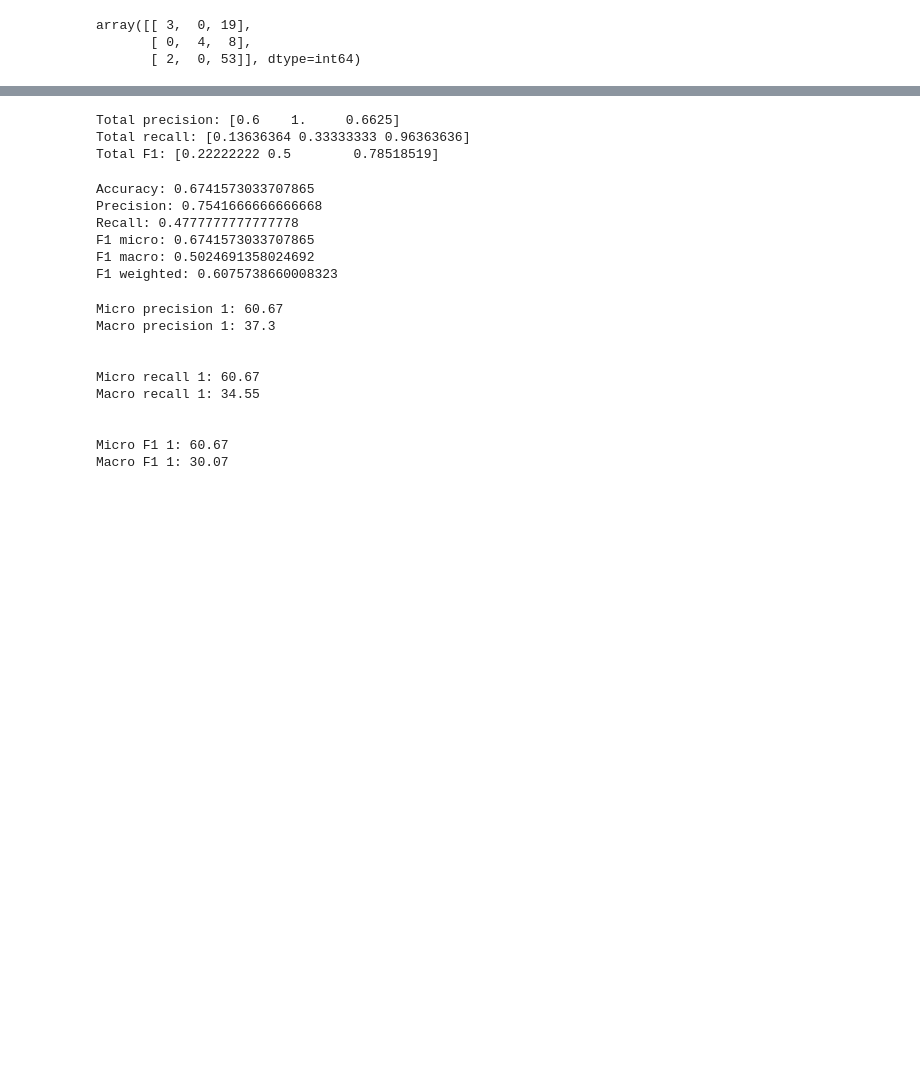
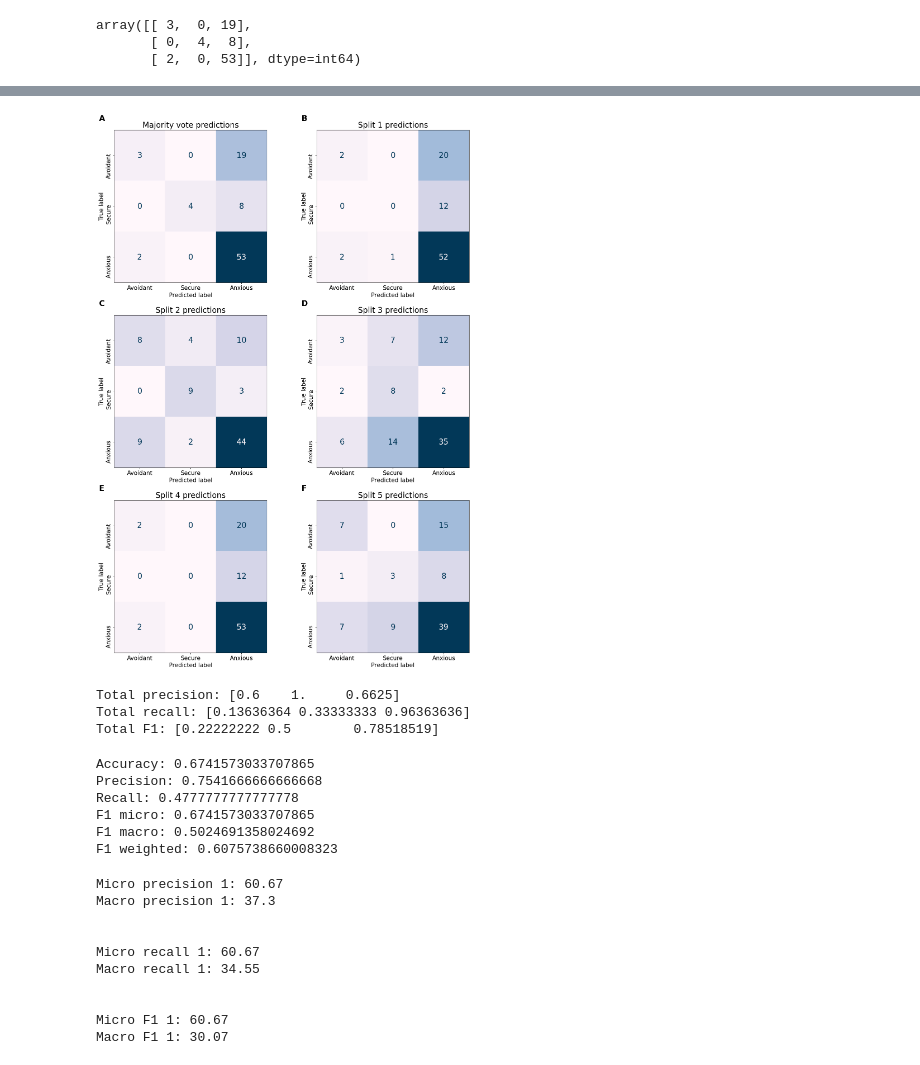
Before and after one commit to Fred-Bred/SDS-thesis, a Jupyter notebook: src/plotting.ipynb, the cells around one changed output, grey strips where cells are left out. Saved outputs shown, nothing was run; the diff lists cells and outputs as text; code cells hidden in the pictures; blank space fills up the shorter version.

```diff
--- a/src/plotting.ipynb
+++ b/src/plotting.ipynb
@@ -298,49 +289,51 @@ array([[ 7,  0, 15],
 # %%
-# fig, axs = plt.subplots(3, 2, figsize=(15, 20))  # create a 3x2 grid of subplots
-# title_size = 20
-# text_size = 20
-# tick_size = 15
-# label_size = 15
+fig, axs = plt.subplots(3, 2, figsize=(15, 20))  # create a 3x2 grid of subplots
+title_size = 20
+text_size = 20
+tick_size = 15
+label_size = 15
 
-# # Plot the confusion matrices
-# ConfusionMatrixDisplay(cm_total, display_labels=["Avoidant", "Secure", "Anxious"]).plot(cmap=cmap, ax=axs[0, 0], text_kw={"size": text_size}, colorbar=False)
-# axs[0, 0].set_title("Majority vote predictions", fontsize=title_size)
+# Plot the confusion matrices
+ConfusionMatrixDisplay(cm_total, display_labels=["Avoidant", "Secure", "Anxious"]).plot(cmap=cmap, ax=axs[0, 0], text_kw={"size": text_size}, colorbar=False)
+axs[0, 0].set_title("Majority vote predictions", fontsize=title_size)
 
-# ConfusionMatrixDisplay(cm_1, display_labels=["Avoidant", "Secure", "Anxious"]).plot(cmap=cmap, ax=axs[0, 1], text_kw={"size": text_size}, colorbar=False)
-# axs[0, 1].set_title("Split 1 predictions", fontsize=title_size)
+ConfusionMatrixDisplay(cm_1, display_labels=["Avoidant", "Secure", "Anxious"]).plot(cmap=cmap, ax=axs[0, 1], text_kw={"size": text_size}, colorbar=False)
+axs[0, 1].set_title("Split 1 predictions", fontsize=title_size)
 
-# ConfusionMatrixDisplay(cm_2, display_labels=["Avoidant", "Secure", "Anxious"]).plot(cmap=cmap, ax=axs[1, 0], text_kw={"size": text_size}, colorbar=False)
-# axs[1, 0].set_title("Split 2 predictions", fontsize=title_size)
+ConfusionMatrixDisplay(cm_2, display_labels=["Avoidant", "Secure", "Anxious"]).plot(cmap=cmap, ax=axs[1, 0], text_kw={"size": text_size}, colorbar=False)
+axs[1, 0].set_title("Split 2 predictions", fontsize=title_size)
 
-# ConfusionMatrixDisplay(cm_3, display_labels=["Avoidant", "Secure", "Anxious"]).plot(cmap=cmap, ax=axs[1, 1], text_kw={"size": text_size}, colorbar=False)
-# axs[1, 1].set_title("Split 3 predictions", fontsize=title_size)
+ConfusionMatrixDisplay(cm_3, display_labels=["Avoidant", "Secure", "Anxious"]).plot(cmap=cmap, ax=axs[1, 1], text_kw={"size": text_size}, colorbar=False)
+axs[1, 1].set_title("Split 3 predictions", fontsize=title_size)
 
-# ConfusionMatrixDisplay(cm_4, display_labels=["Avoidant", "Secure", "Anxious"]).plot(cmap=cmap, ax=axs[2, 0], text_kw={"size": text_size}, colorbar=False)
-# axs[2, 0].set_title("Split 4 predictions", fontsize=title_size)
+ConfusionMatrixDisplay(cm_4, display_labels=["Avoidant", "Secure", "Anxious"]).plot(cmap=cmap, ax=axs[2, 0], text_kw={"size": text_size}, colorbar=False)
+axs[2, 0].set_title("Split 4 predictions", fontsize=title_size)
 
-# ConfusionMatrixDisplay(cm_5, display_labels=["Avoidant", "Secure", "Anxious"]).plot(cmap=cmap, ax=axs[2, 1], text_kw={"size": text_size}, colorbar=False)
-# axs[2, 1].set_title("Split 5 predictions", fontsize=title_size)
+ConfusionMatrixDisplay(cm_5, display_labels=["Avoidant", "Secure", "Anxious"]).plot(cmap=cmap, ax=axs[2, 1], text_kw={"size": text_size}, colorbar=False)
+axs[2, 1].set_title("Split 5 predictions", fontsize=title_size)
 
-# # Rotate the y-axis labels
-# for ax in axs.flat:
-#     labels = ax.get_yticklabels()
-#     ax.set_yticklabels(labels, rotation=90)
-#     ax.tick_params(axis='both', which='major', labelsize=label_size)  # Change tick label font size
-#     ax.xaxis.label.set_size(tick_size)  # Change x-axis label font size
-#     ax.yaxis.label.set_size(tick_size)  # Change y-axis label font size
+# Rotate the y-axis labels
+for ax in axs.flat:
+    labels = ax.get_yticklabels()
+    ax.set_yticklabels(labels, rotation=90)
+    ax.tick_params(axis='both', which='major', labelsize=label_size)  # Change tick label font size
+    ax.xaxis.label.set_size(tick_size)  # Change x-axis label font size
+    ax.yaxis.label.set_size(tick_size)  # Change y-axis label font size
 
-# # Label the subplots
-# labels = ['A', 'B', 'C', 'D', 'E', 'F']
-# for ax, label in zip(axs.flat, labels):
-#     ax.text(-0.1, 1.1, label, transform=ax.transAxes, fontsize=20, fontweight='bold', va='top')
+# Label the subplots
+labels = ['A', 'B', 'C', 'D', 'E', 'F']
+for ax, label in zip(axs.flat, labels):
+    ax.text(-0.1, 1.1, label, transform=ax.transAxes, fontsize=20, fontweight='bold', va='top')
 
-# # Adjust the layout
-# plt.tight_layout()
-# # fig.colorbar(axs[0, 0].get_images()[0], ax=axs, orientation='vertical', fraction=.1, pad=0.05, aspect=80)
+# Adjust the layout
+plt.tight_layout()
+# fig.colorbar(axs[0, 0].get_images()[0], ax=axs, orientation='vertical', fraction=.1, pad=0.05, aspect=80)
 
 # # Save the figure
-# plt.savefig("../TeX/figures/combined_confusion_matrix.png")
+plt.savefig("../TeX/figures/combined_confusion_matrix.png")
 # plt.show()
+# %% [output]
+[figure, added]
 # %%
 total_precision = np.diag(cm_total) / np.sum(cm_total, axis=0)
 total_recall = np.diag(cm_total) / np.sum(cm_total, axis=1)
```
Also changed, not shown: parts of 10 cells of this notebook, 8 other files.
